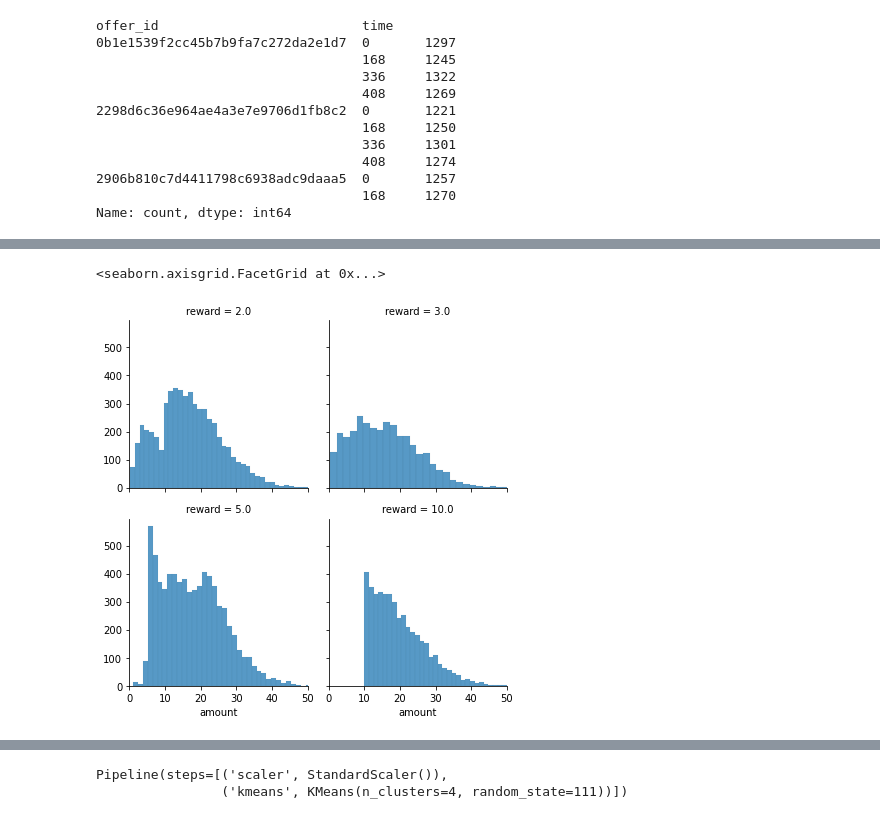
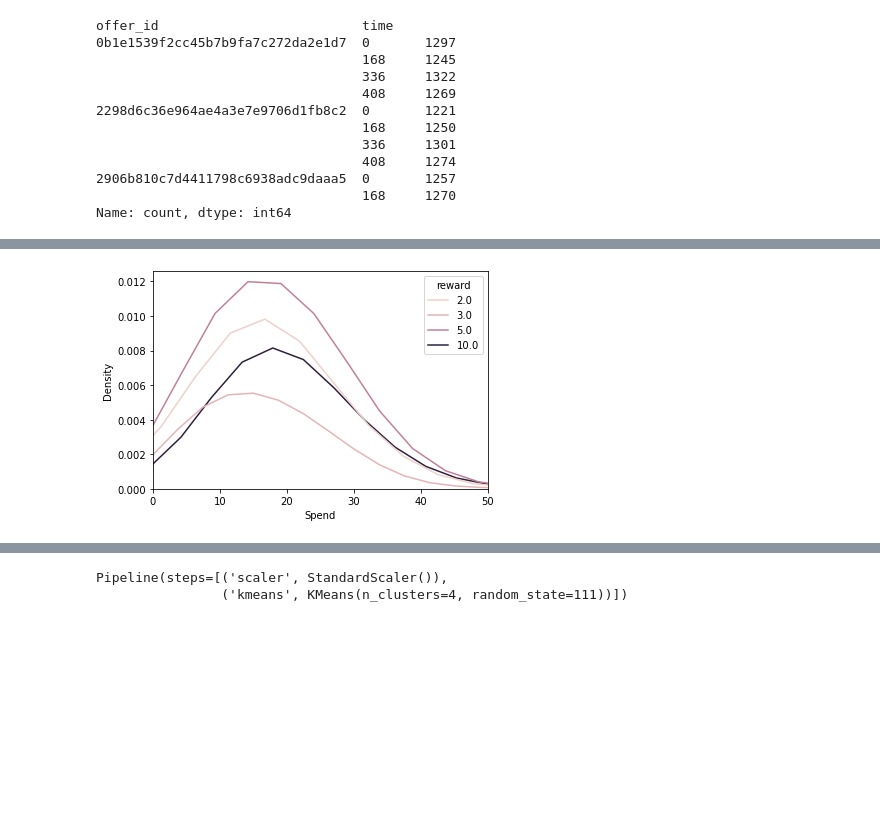
Before and after one commit to Stigant/Starbucks-Project, a Jupyter notebook: Starbucks_Capstone_notebook.ipynb, the cells around one changed output, grey strips where cells are left out. Drawn from its saved outputs; the diff is of its cells as text; code cells hidden in the pictures; blank space fills up the shorter version.

```diff
--- a/Starbucks_Capstone_notebook.ipynb
+++ b/Starbucks_Capstone_notebook.ipynb
@@ -202,6 +206,13 @@ plt.subplots(figsize = (12,8))
 sns.scatterplot(y=profile.spend/profile.income, x=profile.age, hue=profile.big_spender);
 # %% [output]
 [figure]
+# %%
+def drop_users(df, profile=profile):
+    """Drop users we removed from profile df"""
+    idx=profile.reindex(index=df.person.unique()).dropna().index
+    df=df.set_index('person')
+    df=df.loc[idx]
+    return df.reset_index()
 # %%
 offers_made=pull_event('offer received')
 offers_recieved=offers_made.merge(portfolio, left_on='offer_id', right_index=True)
@@ -242,14 +245,14 @@ offers_completed.head()
+# %%
+offers_completed=drop_users(offers_completed)
 # %%
 transactions=transactions.reset_index().merge(offers_completed[['person','time', 'reward']],
                                  left_on=['id','time'], right_on=['person','time'],
                                  how='left').set_index('id').drop('person', axis=1).fillna(0)
 # %%
-g=sns.FacetGrid(transactions[transactions.reward !=0], col="reward", col_wrap=2)
-g.map(sns.histplot, 'amount')
-g.set(xlim=(0,50))
+g=sns.kdeplot(data=transactions[transactions.reward != 0], x='amount', hue='reward')
+g.set(xlim=(0,50), xlabel='Spend');
 # %% [output]
-<seaborn.axisgrid.FacetGrid at 0x...>
-[figure, old version]
+[figure, new version]
 # %%
 max_rewards=offers_recieved.groupby('person').reward.sum()
 max_rewards.name='max_reward'
```
Also changed, not shown: parts of 51 cells of this notebook.
